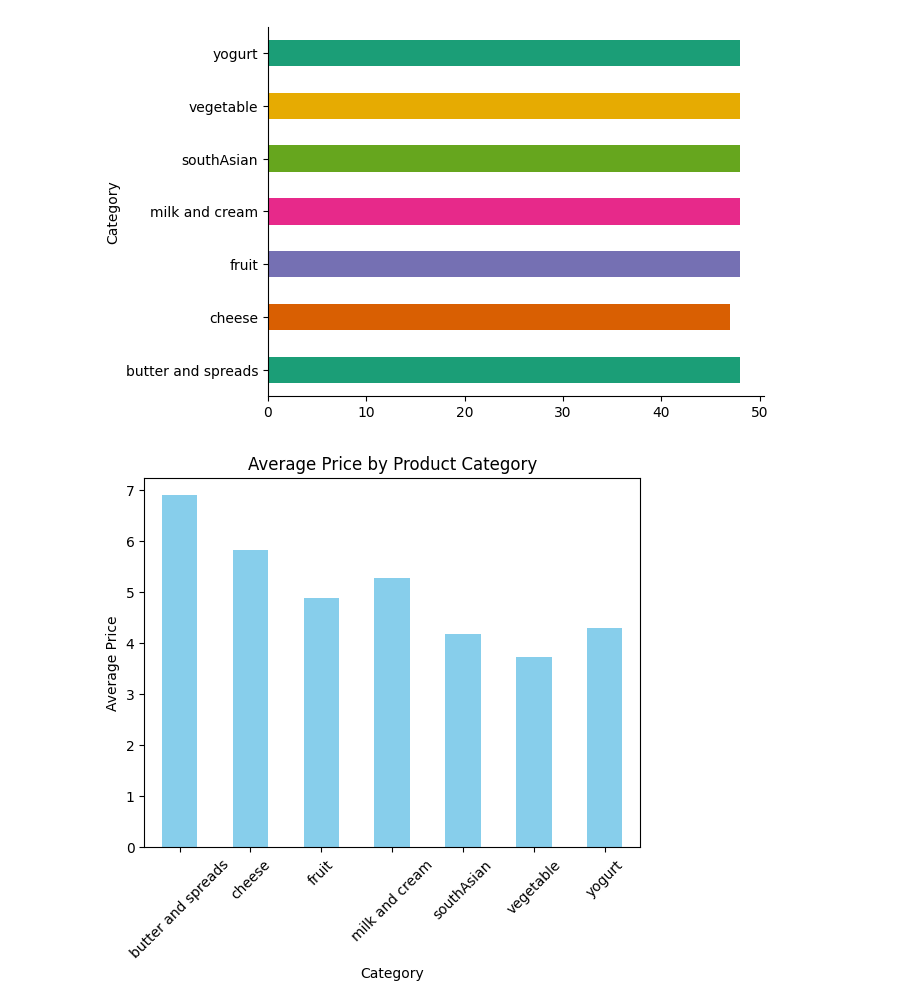
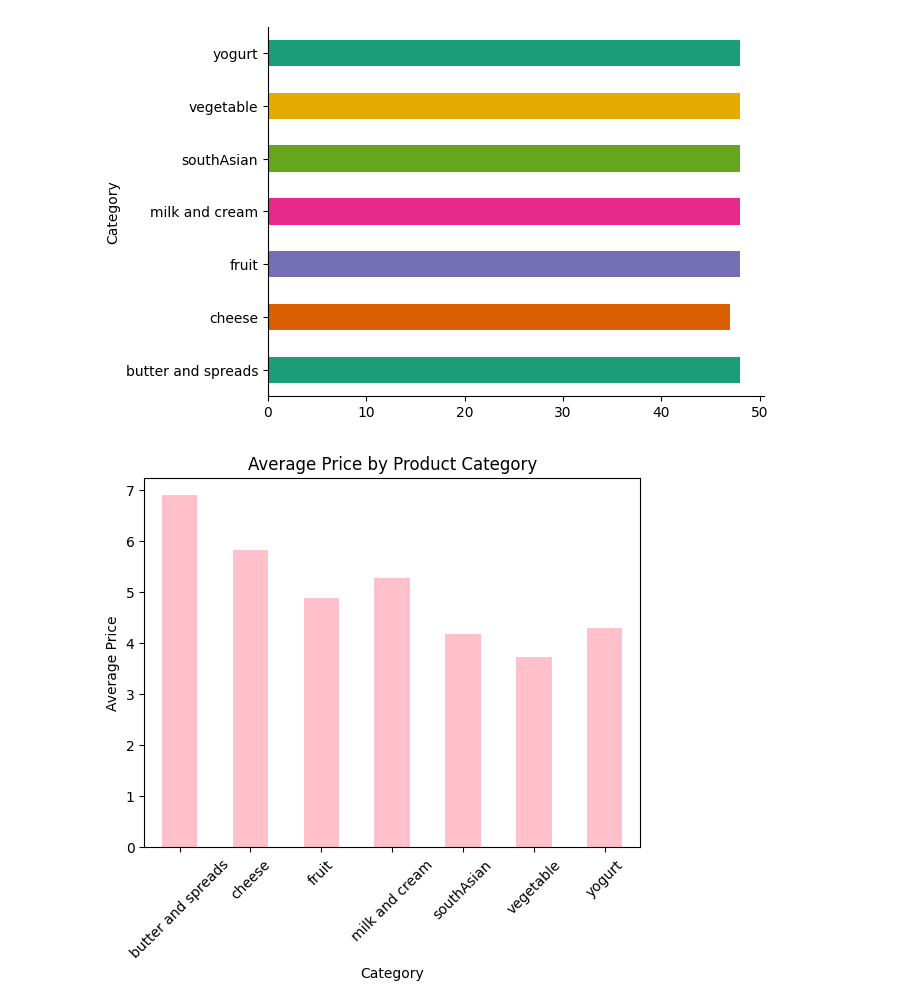
Before and after one commit to ChenyiAXu/FinalProjectAI4Good, a Jupyter notebook: Data Processing/finalProject_data_processing.ipynb, the cells around one changed output. Cells and saved outputs as stored; diff of their text form; code cells hidden in the pictures.

```diff
--- a/Data Processing/finalProject_data_processing.ipynb
+++ b/Data Processing/finalProject_data_processing.ipynb
@@ -88,17 +88,17 @@ plt.gca().spines[['top', 'right',]].set_visible(False)
 # %%
 import matplotlib.pyplot as plt
 import pandas as pd
 
 # Assuming 'product' DataFrame is already loaded
 # Group by 'Category' and calculate mean price for simplicity
 category_price = product.groupby('Category')['Price'].mean()
 
 # Plotting
-category_price.plot(kind='bar', color='skyblue')
+category_price.plot(kind='bar', color='pink')
 plt.xlabel('Category')
 plt.ylabel('Average Price')
 plt.title('Average Price by Product Category')
 plt.xticks(rotation=45)  # Rotate category names for better readability
 plt.show()
 # %% [output]
-[figure, old version]
+[figure, new version]
```
Also changed, not shown: parts of 3 cells of this notebook.
